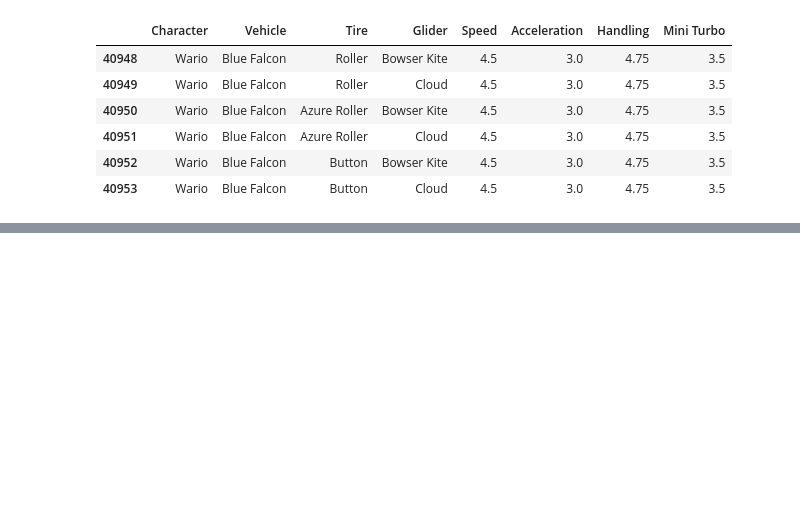
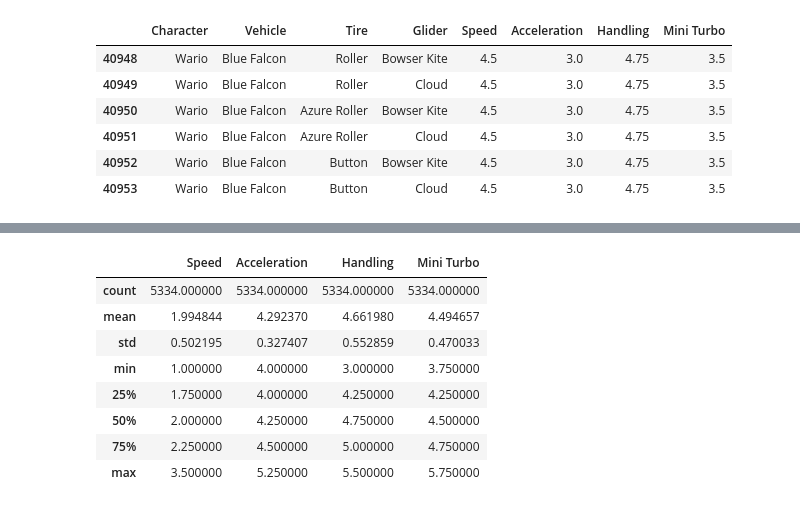
Before and after one commit to addiryan/Playing-around, a Jupyter notebook: mario-kart-analysis/Mario-kart with Data Science.ipynb, the cells around one changed output, grey strips where cells are left out. Cells and saved outputs as stored; diff of their text form; code cells hidden in the pictures; blank space fills up the shorter version.

```diff
--- a/mario-kart-analysis/Mario-kart with Data Science.ipynb
+++ b/mario-kart-analysis/Mario-kart with Data Science.ipynb
@@ -361,0 +378,12 @@ combinations_df[(combinations_df['Speed']==4.5) &
+# %%
+optimal_turbo.describe()
+# %% [output]
+|  | Speed | Acceleration | Handling | Mini Turbo |
+| count | 5334.000000 | 5334.000000 | 5334.000000 | 5334.000000 |
+| mean | 1.994844 | 4.292370 | 4.661980 | 4.494657 |
+| std | 0.502195 | 0.327407 | 0.552859 | 0.470033 |
+| min | 1.000000 | 4.000000 | 3.000000 | 3.750000 |
+| 25% | 1.750000 | 4.000000 | 4.250000 | 4.250000 |
+| 50% | 2.000000 | 4.250000 | 4.750000 | 4.500000 |
+| 75% | 2.250000 | 4.500000 | 5.000000 | 4.750000 |
+| max | 3.500000 | 5.250000 | 5.500000 | 5.750000 |
```
Also changed, not shown: parts of 5 cells of this notebook.
